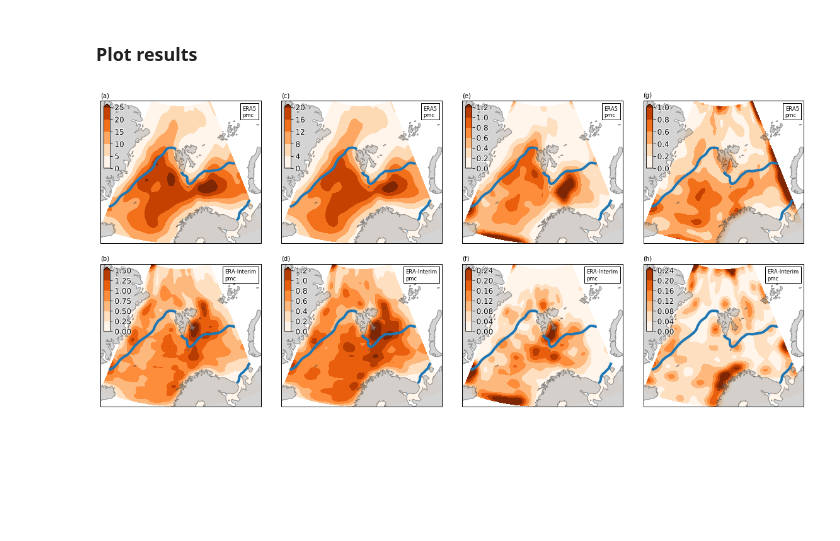
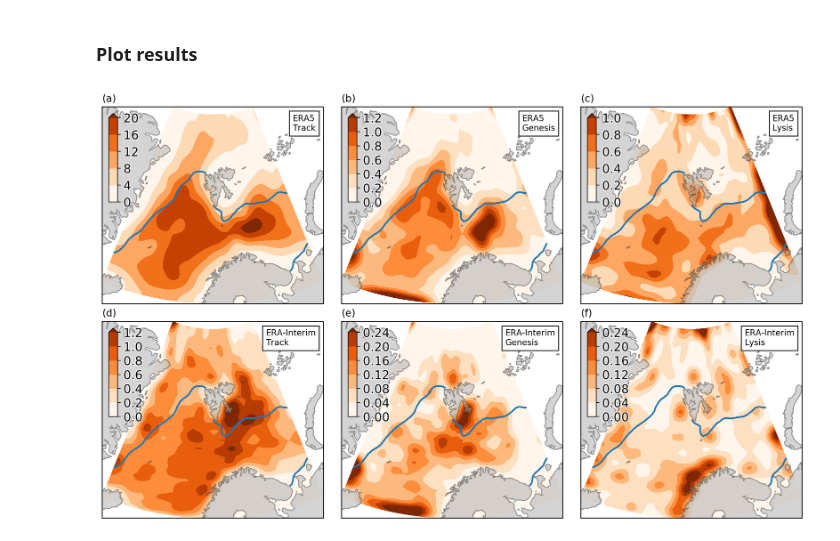
Before and after one commit to cycle13/mc_era5, a Jupyter notebook: code/Density-Maps.ipynb, the cells around one changed output. Drawn from its saved outputs; the diff is of its cells as text; code cells hidden in the pictures; blank space fills up the shorter version.

```diff
--- a/code/Density-Maps.ipynb
+++ b/code/Density-Maps.ipynb
@@ -57,11 +57,14 @@ grid_str = "0p5deg"
 for dset in pbar(datasets):
     for run_num in pbar(runs2process[dset]):
         fname = (
-            mypaths.procdir / f"all_dens_{dset}_run{run_num:03d}_{period}_{method}_{grid_str}.nc"
+            mypaths.procdir / f"all_dens_{dset}_run{run_num:03d}_{period}_{method}_{grid_str}_addcat.nc"
         )
 
         if not fname.exists():
             tr = TrackRun.from_archive(mypaths.procdir / f"{dset}_run{run_num:03d}_{period}.h5")
+
+            tr.categorise_by_percentile('max_vort', subset='pmc', perc=90)
+            tr.categorise_by_percentile(('min_slp', lambda x: np.nanmin(x.slp.values)), subset='pmc', perc=10, oper='le')
 
             all_dens = calc_all_dens(tr, lon_dens1d, lat_dens1d, method=method)
             attrs = all_dens.attrs.copy()
@@ -133,7 +136,7 @@ smooth_func = gaussian_filter
 dens_ds = {}
 for dset in datasets:
     _ds = xr.open_dataarray(
-        mypaths.procdir / f"all_dens_{dset}_run{run_num:03d}_{period}_{method}_{grid_str}.nc"
+        mypaths.procdir / f"all_dens_{dset}_run{run_num:03d}_{period}_{method}_{grid_str}_addcat.nc"
     )
     kwargs = {"sigma": (0,) * (_ds.ndim - 2) + (sigma_y, sigma_x)}  # (0, 0, ..., 0, y, x)
     dens_ds[dset] = xr.apply_ufunc(smooth_func, _ds, kwargs=kwargs)
@@ -168,13 +169,13 @@ subset = "pmc"
 sic_thresh = 0.15  # 15% threshold
 # %%
 AXGR_KW = dict(
-    axes_pad=0.45
+    axes_pad=0.3
 )  # , cbar_location="right", cbar_mode="single", cbar_pad=0.1, cbar_size="3%"
 # )
 # diff_plt_kw = dict(cmap="coolwarm", extend="both", **trans)
 cntr_kw = dict(colors="#222222", linewidths=0.5, **trans)
 cntr_lab_kw = dict(fmt="%3.0f", colors="k")
-ci_kw = dict(levels=[sic_thresh], linewidths=4, **trans)
+ci_kw = dict(levels=[sic_thresh], linewidths=2, **trans)
 at_kw = dict(loc=1, prop=dict(size="small"))
 text_kw = dict(
     ha="center",
@@ -183,0 +189,2 @@ text_kw = dict(
+# %%
+density_types = ["track", "genesis", "lysis"]
@@ -184,15 +193,14 @@ text_kw = dict(
 # %%
 nrow = len(datasets)
-ncol = len(DENSITY_TYPES)
+ncol = len(density_types)
 
 fig = plt.figure(figsize=(ncol * 5, nrow * 5))
 axgr = lcc_map_grid(fig, (nrow, ncol), **LCC_KW, **AXGR_KW)
 
-iletters = iter(string.ascii_lowercase)
-for axcol, dens_type in zip(axgr.axes_column, DENSITY_TYPES):
+for axcol, dens_type in zip(axgr.axes_column, density_types):
 
 
-    ttl = f"{dens_type.capitalize()} density\n{period.replace('_', '-')} ({nyr} winters)"
+    # ttl = f"{dens_type.capitalize()}\n{period.replace('_', '-')} ({nyr} winters)"
     #     fig.suptitle(
     #         ttl,
     #         x=axgr.axes_all[0].get_position().get_points()[0, 0],
@@ -200,34 +208,36 @@ for axcol, dens_type in zip(axgr.axes_column, DENSITY_TYPES):
     #         ha="left",
     #         fontsize="large",
     #     )
 
 
     # iter_cax = iter(axgr.cbar_axes)
     for ax, dset in zip(axcol, datasets):
         run_num = runs2process[dset][0]
-        ax.set_title(f"({next(iletters)})", loc="left", fontsize="medium")
 
         data = dens_ds[dset].sel(subset=subset, dens_type=dens_type) * 1e4
         lab = aliases[dset]  # "\n".join(dset_label.split(", "))
-        txt = f"{lab}\n{subset}"
+        txt = f"{lab}\n{dens_type.capitalize()}"
         ax.add_artist(AnchoredText(txt, **at_kw))
         #             try:
         #                 h = data.plot.contourf(ax=ax, robust=True, add_colorbar=False, add_labels=False, **abs_plt_kw)
         #             except:
         h = data.plot.contourf(
             ax=ax, robust=True, add_colorbar=False, add_labels=False, **abs_plt_kw
         )
 
         # Overlay with sea ice edge
         sea_ice_conc_mean.plot.contour(ax=ax, add_labels=False, colors="C0", **ci_kw)
 
         cax = inset_axes(ax, borderpad=0.5, width="4%", height="45%", loc="upper left")
 
         # cax = next(iter_cax)
         cb = fig.colorbar(h, orientation="vertical", cax=cax)
         cb.ax.tick_params(labelsize="large")
         for i in cb.ax.get_yticklabels():
             i.set_path_effects([PathEffects.withStroke(linewidth=2, foreground="w")])
-# fig.savefig(mypaths.plotdir / f'era5_vs_interim_{dens_type}_density_cell_norm_smooth')
+
+iletters = iter(string.ascii_lowercase)
+for ax in axgr.axes_all:
+    ax.set_title(f"({next(iletters)})", loc="left", fontsize="medium")
 # %% [output]
-[figure, old version]
+[figure, new version]
```
Also changed, not shown: parts of 5 cells of this notebook, 1 other file.
